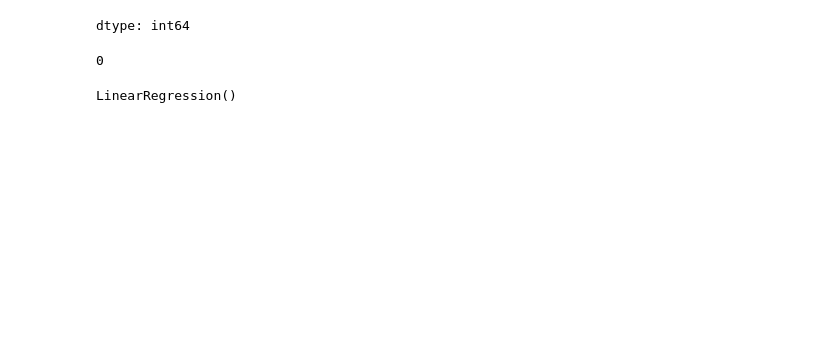
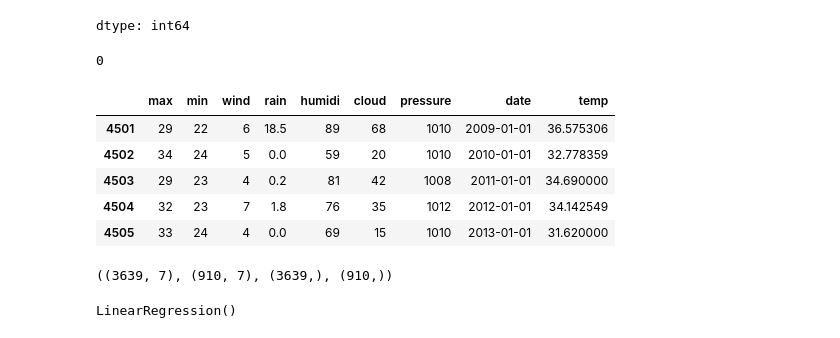
Before and after one commit to 24namnguyen10/weather-forecast, a Jupyter notebook: Predict.ipynb, the cells around one changed output. Cells and saved outputs as stored; diff of their text form; code cells hidden in the pictures; blank space fills up the shorter version.

```diff
--- a/Predict.ipynb
+++ b/Predict.ipynb
@@ -58,5 +446,53 @@ dtype: int64
 hochiminh.duplicated().sum()
 # %% [output]
 0
+# %%
+import math
+def estimate_temperature(T_min, T_max, RH, WS, CC, R, P, day_progression_weight = 0.5):
+    """
+    Estimate the current temperature without time information.
+
+    Parameters:
+        T_min (float): Minimum temperature (°C)
+        T_max (float): Maximum temperature (°C)
+        RH (float): Relative humidity (%)
+        WS (float): Wind speed (km/h)
+        CC (float): Cloud cover (%)
+        R (float): Rainfall (mm)
+        P (float): Pressure (hPa)
+        day_progression_weight (float): Assumed progression of the day (0.0 = morning, 1.0 = evening)
+
+    Returns:
+        float: Estimated current temperature (°C)
+    """
+    # Constants for adjustment factors
+    alpha = 0.02  # Humidity factor
+    beta = 0.6    # Wind factor
+    gamma = 0.2   # Cloud cover factor
+    delta = 0.15  # Rainfall factor
+    epsilon = 0.02  # Pressure factor
+
+    # Base temperature using weighted progression between T_min and T_max
+    T_baseline = T_min + day_progression_weight * (T_max - T_min)
+
+    # Adjustments based on environmental factors
+    T_current = T_baseline
+    T_current += alpha * RH                     # Humidity adjustment
+    T_current -= beta * math.sqrt(WS)           # Wind speed adjustment
+    T_current += gamma * CC                     # Cloud cover adjustment
+    T_current -= delta * R                      # Rainfall adjustment
+    T_current += epsilon * (P - 1013)           # Pressure adjustment
+
+    return T_current
+
+hochiminh['temp'] = hochiminh.apply(lambda row: estimate_temperature(row['min'], row['max'], row['humidi'], row['wind'], row['cloud'], row['rain'], row['pressure']), axis=1)
+hochiminh.head()
+# %% [output]
+|  | max | min | wind | rain | humidi | cloud | pressure | date | temp |
+| 4501 | 29 | 22 | 6 | 18.5 | 89 | 68 | 1010 | 2009-01-01 | 36.575306 |
+| 4502 | 34 | 24 | 5 | 0.0 | 59 | 20 | 1010 | 2010-01-01 | 32.778359 |
+| 4503 | 29 | 23 | 4 | 0.2 | 81 | 42 | 1008 | 2011-01-01 | 34.690000 |
+| 4504 | 32 | 23 | 7 | 1.8 | 76 | 35 | 1012 | 2012-01-01 | 34.142549 |
+| 4505 | 33 | 24 | 4 | 0.0 | 69 | 15 | 1010 | 2013-01-01 | 31.620000 |
 # %%
 X = hochiminh[['max', 'min', 'wind', 'rain', 'humidi', 'cloud', 'pressure']]  # Add more features as necessary
@@ -64,6 +500,9 @@ y = hochiminh['avg_temp']
 # %%
 from sklearn.model_selection import train_test_split
 X_train, X_test, y_train, y_test = train_test_split(X, y, test_size=0.2, random_state=42)
+X_train.shape, X_test.shape, y_train.shape, y_test.shape
+# %% [output]
+((3639, 7), (910, 7), (3639,), (910,))
 # %%
 from sklearn.linear_model import LinearRegression
 from sklearn.metrics import mean_squared_error, r2_score
```
Also changed, not shown: parts of 37 cells of this notebook, 3 other files.
